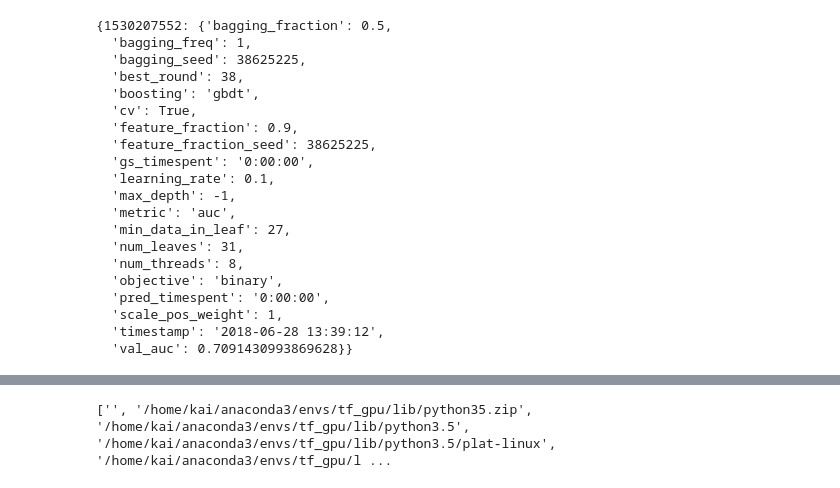
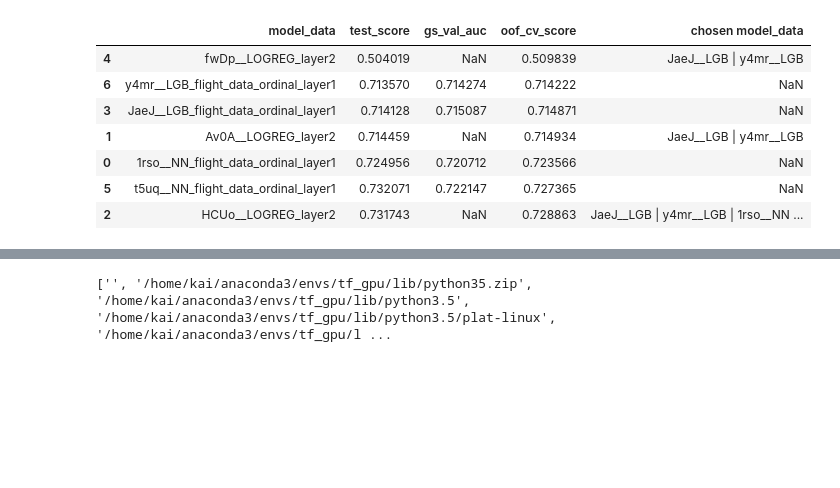
Before and after one commit to wluo-personal/AlphaBoosting, a Jupyter notebook: automl/automl_app/project2/show_gs_result.ipynb, the cells around one changed output, grey strips where cells are left out. Saved outputs shown, nothing was run; the diff lists cells and outputs as text; code cells hidden in the pictures; blank space fills up the shorter version.

Commit message:
much richer stacknet report

```diff
--- a/automl/automl_app/project2/show_gs_result.ipynb
+++ b/automl/automl_app/project2/show_gs_result.ipynb
@@ -27,26 +29,14 @@ for filename in listdir('output'):
 lgb_grid_search.csv
-# %%
-gs_res.head(1).T.to_dict()
-# %% [output]
-{1530207552: {'bagging_fraction': 0.5,
-  'bagging_freq': 1,
-  'bagging_seed': 38625225,
-  'best_round': 38,
-  'boosting': 'gbdt',
-  'cv': True,
-  'feature_fraction': 0.9,
-  'feature_fraction_seed': 38625225,
-  'gs_timespent': '0:00:00',
-  'learning_rate': 0.1,
-  'max_depth': -1,
-  'metric': 'auc',
-  'min_data_in_leaf': 27,
-  'num_leaves': 31,
-  'num_threads': 8,
-  'objective': 'binary',
-  'pred_timespent': '0:00:00',
-  'scale_pos_weight': 1,
-  'timestamp': '2018-06-28 13:39:12',
-  'val_auc': 0.7091430993869628}}
 # %%
-stacknet_res = pd.read_csv('output/oof/stacknet_report.csv')
+stacknet_res = pd.read_csv('output/oof/stacknet_report.csv').sort_values(by=['oof_cv_score'])
+
+stacknet_res
+# %% [output]
+|  | model_data | test_score | gs_val_auc | oof_cv_score | chosen model_data |
+| 4 | fwDp__LOGREG_layer2 | 0.504019 | NaN | 0.509839 | JaeJ__LGB | y4mr__LGB |
+| 6 | y4mr__LGB_flight_data_ordinal_layer1 | 0.713570 | 0.714274 | 0.714222 | NaN |
+| 3 | JaeJ__LGB_flight_data_ordinal_layer1 | 0.714128 | 0.715087 | 0.714871 | NaN |
+| 1 | Av0A__LOGREG_layer2 | 0.714459 | NaN | 0.714934 | JaeJ__LGB | y4mr__LGB |
+| 0 | 1rso__NN_flight_data_ordinal_layer1 | 0.724956 | 0.720712 | 0.723566 | NaN |
+| 5 | t5uq__NN_flight_data_ordinal_layer1 | 0.732071 | 0.722147 | 0.727365 | NaN |
+| 2 | HCUo__LOGREG_layer2 | 0.731743 | NaN | 0.728863 | JaeJ__LGB | y4mr__LGB | 1rso__NN ... |
```
Also changed, not shown: parts of 9 cells of this notebook, 7 other files.
